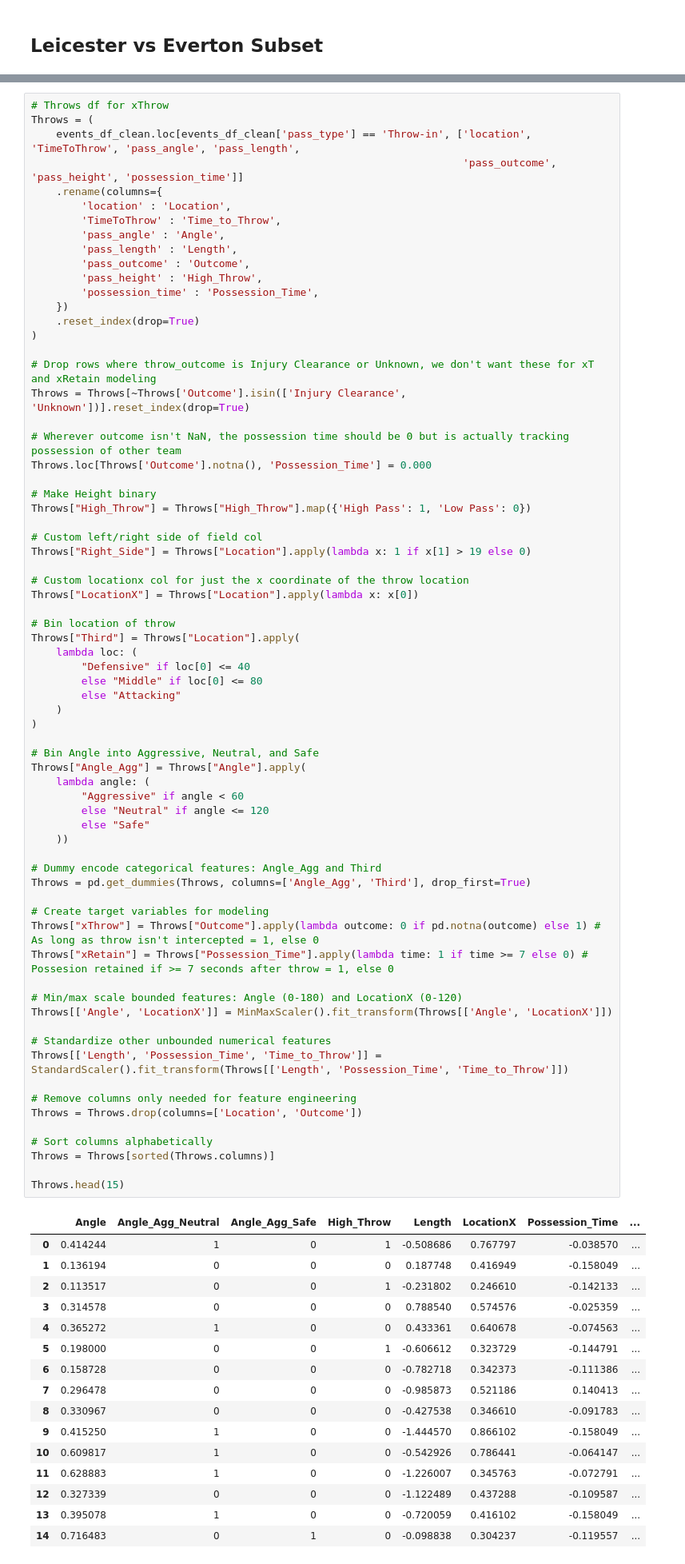
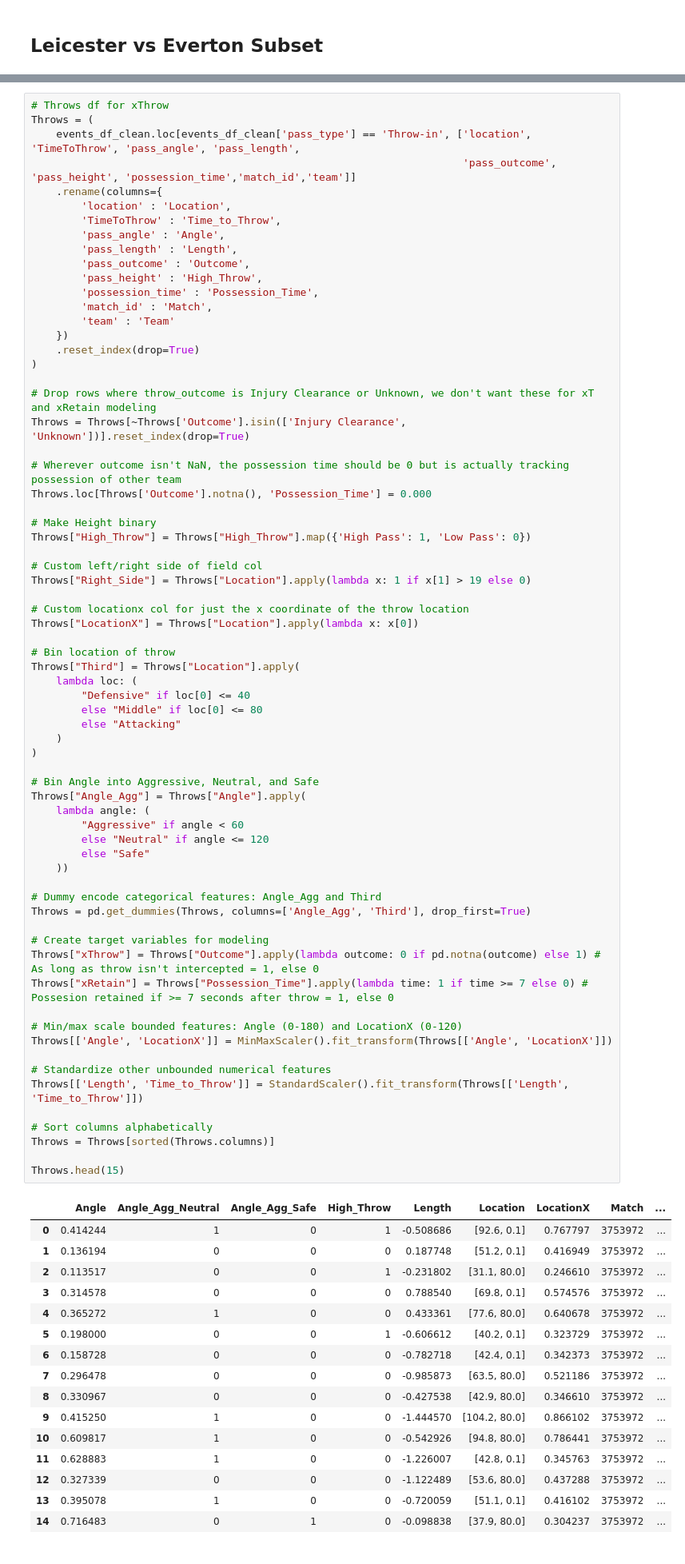
Before and after one commit to hwillif/Throw-in-Project, a Jupyter notebook: Throw-in Project - Jimenez.ipynb, the cells around one changed output, grey strips where cells are left out. Shown at 80% size. Saved outputs shown, nothing was run; the diff lists cells and outputs as text.

```diff
--- a/Throw-in Project - Jimenez.ipynb
+++ b/Throw-in Project - Jimenez.ipynb
@@ -372,7 +371,7 @@ ThrowsLeicesterVsEverton[Imp_cols + [c for c in ThrowsLeicesterVsEverton.columns
 # Throws df for xThrow
 Throws = (
     events_df_clean.loc[events_df_clean['pass_type'] == 'Throw-in', ['location', 'TimeToThrow', 'pass_angle', 'pass_length',
-                                                                     'pass_outcome', 'pass_height', 'possession_time']]
+                                                                     'pass_outcome', 'pass_height', 'possession_time','match_id','team']]
     .rename(columns={
         'location' : 'Location',
         'TimeToThrow' : 'Time_to_Throw',
@@ -381,6 +380,8 @@ Throws = (
         'pass_outcome' : 'Outcome',
         'pass_height' : 'High_Throw',
         'possession_time' : 'Possession_Time',
+        'match_id' : 'Match',
+        'team' : 'Team'
     })
     .reset_index(drop=True)
 )
@@ -407,53 +408,50 @@ Throws["Third"] = Throws["Location"].apply(
         else "Middle" if loc[0] <= 80
         else "Attacking"
     )
 )
 
 # Bin Angle into Aggressive, Neutral, and Safe
 Throws["Angle_Agg"] = Throws["Angle"].apply(
     lambda angle: (
         "Aggressive" if angle < 60
         else "Neutral" if angle <= 120
         else "Safe"
     ))
 
 # Dummy encode categorical features: Angle_Agg and Third
 Throws = pd.get_dummies(Throws, columns=['Angle_Agg', 'Third'], drop_first=True)
 
 # Create target variables for modeling
 Throws["xThrow"] = Throws["Outcome"].apply(lambda outcome: 0 if pd.notna(outcome) else 1) # As long as throw isn't intercepted = 1, else 0
 Throws["xRetain"] = Throws["Possession_Time"].apply(lambda time: 1 if time >= 7 else 0) # Possesion retained if >= 7 seconds after throw = 1, else 0
 
 # Min/max scale bounded features: Angle (0-180) and LocationX (0-120)
 Throws[['Angle', 'LocationX']] = MinMaxScaler().fit_transform(Throws[['Angle', 'LocationX']])
 
 # Standardize other unbounded numerical features
-Throws[['Length', 'Possession_Time', 'Time_to_Throw']] = StandardScaler().fit_transform(Throws[['Length', 'Possession_Time', 'Time_to_Throw']])
-
-# Remove columns only needed for feature engineering
-Throws = Throws.drop(columns=['Location', 'Outcome'])
+Throws[['Length', 'Time_to_Throw']] = StandardScaler().fit_transform(Throws[['Length', 'Time_to_Throw']])
 
 # Sort columns alphabetically
 Throws = Throws[sorted(Throws.columns)]
 
 Throws.head(15)
 # %% [output]
-|  | Angle | Angle_Agg_Neutral | Angle_Agg_Safe | High_Throw | Length | LocationX | Possession_Time | ... |
-| 0 | 0.414244 | 1 | 0 | 1 | -0.508686 | 0.767797 | -0.038570 | ... |
-| 1 | 0.136194 | 0 | 0 | 0 | 0.187748 | 0.416949 | -0.158049 | ... |
-| 2 | 0.113517 | 0 | 0 | 1 | -0.231802 | 0.246610 | -0.142133 | ... |
-| 3 | 0.314578 | 0 | 0 | 0 | 0.788540 | 0.574576 | -0.025359 | ... |
-| 4 | 0.365272 | 1 | 0 | 0 | 0.433361 | 0.640678 | -0.074563 | ... |
-| 5 | 0.198000 | 0 | 0 | 1 | -0.606612 | 0.323729 | -0.144791 | ... |
-| 6 | 0.158728 | 0 | 0 | 0 | -0.782718 | 0.342373 | -0.111386 | ... |
-| 7 | 0.296478 | 0 | 0 | 0 | -0.985873 | 0.521186 | 0.140413 | ... |
-| 8 | 0.330967 | 0 | 0 | 0 | -0.427538 | 0.346610 | -0.091783 | ... |
-| 9 | 0.415250 | 1 | 0 | 0 | -1.444570 | 0.866102 | -0.158049 | ... |
-| 10 | 0.609817 | 1 | 0 | 0 | -0.542926 | 0.786441 | -0.064147 | ... |
-| 11 | 0.628883 | 1 | 0 | 0 | -1.226007 | 0.345763 | -0.072791 | ... |
-| 12 | 0.327339 | 0 | 0 | 0 | -1.122489 | 0.437288 | -0.109587 | ... |
-| 13 | 0.395078 | 1 | 0 | 0 | -0.720059 | 0.416102 | -0.158049 | ... |
-| 14 | 0.716483 | 0 | 1 | 0 | -0.098838 | 0.304237 | -0.119557 | ... |
+|  | Angle | Angle_Agg_Neutral | Angle_Agg_Safe | High_Throw | Length | Location | LocationX | Match | ... |
+| 0 | 0.414244 | 1 | 0 | 1 | -0.508686 | [92.6, 0.1] | 0.767797 | 3753972 | ... |
+| 1 | 0.136194 | 0 | 0 | 0 | 0.187748 | [51.2, 0.1] | 0.416949 | 3753972 | ... |
+| 2 | 0.113517 | 0 | 0 | 1 | -0.231802 | [31.1, 80.0] | 0.246610 | 3753972 | ... |
+| 3 | 0.314578 | 0 | 0 | 0 | 0.788540 | [69.8, 0.1] | 0.574576 | 3753972 | ... |
+| 4 | 0.365272 | 1 | 0 | 0 | 0.433361 | [77.6, 80.0] | 0.640678 | 3753972 | ... |
+| 5 | 0.198000 | 0 | 0 | 1 | -0.606612 | [40.2, 0.1] | 0.323729 | 3753972 | ... |
+| 6 | 0.158728 | 0 | 0 | 0 | -0.782718 | [42.4, 0.1] | 0.342373 | 3753972 | ... |
+| 7 | 0.296478 | 0 | 0 | 0 | -0.985873 | [63.5, 80.0] | 0.521186 | 3753972 | ... |
+| 8 | 0.330967 | 0 | 0 | 0 | -0.427538 | [42.9, 80.0] | 0.346610 | 3753972 | ... |
+| 9 | 0.415250 | 1 | 0 | 0 | -1.444570 | [104.2, 80.0] | 0.866102 | 3753972 | ... |
+| 10 | 0.609817 | 1 | 0 | 0 | -0.542926 | [94.8, 80.0] | 0.786441 | 3753972 | ... |
+| 11 | 0.628883 | 1 | 0 | 0 | -1.226007 | [42.8, 0.1] | 0.345763 | 3753972 | ... |
+| 12 | 0.327339 | 0 | 0 | 0 | -1.122489 | [53.6, 80.0] | 0.437288 | 3753972 | ... |
+| 13 | 0.395078 | 1 | 0 | 0 | -0.720059 | [51.1, 0.1] | 0.416102 | 3753972 | ... |
+| 14 | 0.716483 | 0 | 1 | 0 | -0.098838 | [37.9, 80.0] | 0.304237 | 3753972 | ... |
 # %%
 # Games df for xRetain
 Games = (
```
Also changed, not shown: parts of 7 cells of this notebook.
